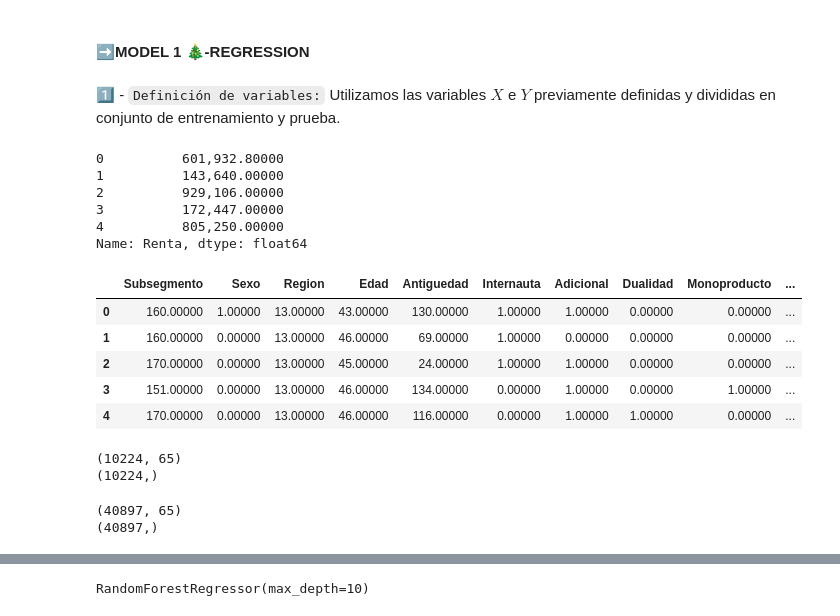
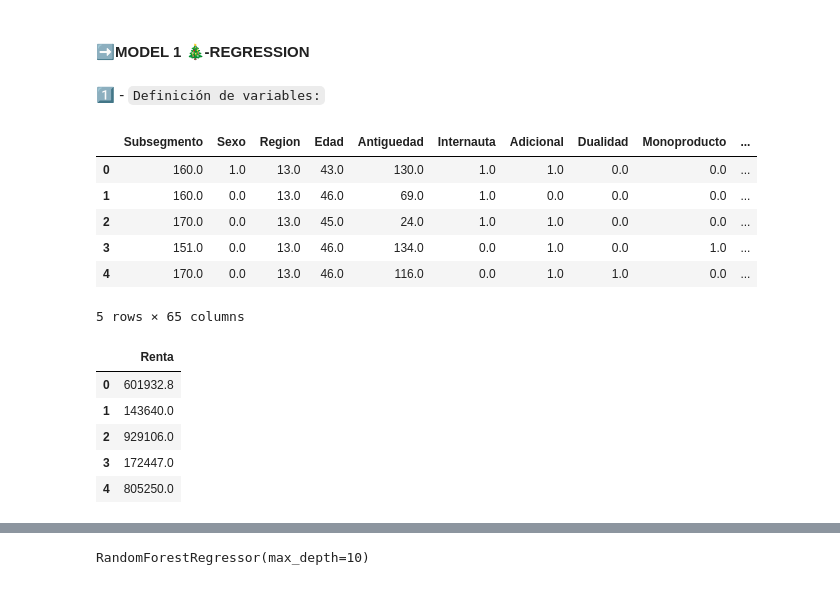
Before and after one commit to MrNoxxis/MachineLearning, a Jupyter notebook: Modelling.ipynb, the cells around one changed output, grey strips where cells are left out. Saved outputs shown, nothing was run; the diff lists cells and outputs as text; code cells hidden in the pictures.

```diff
--- a/Modelling.ipynb
+++ b/Modelling.ipynb
@@ -66,25 +37,26 @@ memory usage: 25.7 MB
 ## 🔶REG--MODELS
 # %% [markdown]
 #### ➡️MODEL 1 🎄-REGRESSION
-# %% [markdown]
-1️⃣ - `Definición de variables:` Utilizamos las variables $X$ e $Y$ previamente definidas y divididas en conjunto de entrenamiento y prueba.
+# %% [markdown]
+1️⃣ - `Definición de variables:`
+# %%
+X = pd.DataFrame(monopoly.drop(columns=['Renta']))
+X.head()
+# %% [output]
+|  | Subsegmento | Sexo | Region | Edad | Antiguedad | Internauta | Adicional | Dualidad | Monoproducto | ... |
+| 0 | 160.0 | 1.0 | 13.0 | 43.0 | 130.0 | 1.0 | 1.0 | 0.0 | 0.0 | ... |
+| 1 | 160.0 | 0.0 | 13.0 | 46.0 | 69.0 | 1.0 | 0.0 | 0.0 | 0.0 | ... |
+| 2 | 170.0 | 0.0 | 13.0 | 45.0 | 24.0 | 1.0 | 1.0 | 0.0 | 0.0 | ... |
+| 3 | 151.0 | 0.0 | 13.0 | 46.0 | 134.0 | 0.0 | 1.0 | 0.0 | 1.0 | ... |
+| 4 | 170.0 | 0.0 | 13.0 | 46.0 | 116.0 | 0.0 | 1.0 | 1.0 | 0.0 | ... |
+5 rows × 65 columns
 # %%
-Y = monopoly['Renta']
+Y = pd.DataFrame(monopoly['Renta'])
 Y.head()
 # %% [output]
-0          601,932.80000
-1          143,640.00000
-2          929,106.00000
-3          172,447.00000
-4          805,250.00000
-Name: Renta, dtype: float64
+|  | Renta |
+| 0 | 601932.8 |
+| 1 | 143640.0 |
+| 2 | 929106.0 |
+| 3 | 172447.0 |
+| 4 | 805250.0 |
-# %%
-X = monopoly.drop(columns=['Renta'])
-X.head()
-# %% [output]
-|  | Subsegmento | Sexo | Region | Edad | Antiguedad | Internauta | Adicional | Dualidad | Monoproducto | ... |
-| 0 | 160.00000 | 1.00000 | 13.00000 | 43.00000 | 130.00000 | 1.00000 | 1.00000 | 0.00000 | 0.00000 | ... |
-| 1 | 160.00000 | 0.00000 | 13.00000 | 46.00000 | 69.00000 | 1.00000 | 0.00000 | 0.00000 | 0.00000 | ... |
-| 2 | 170.00000 | 0.00000 | 13.00000 | 45.00000 | 24.00000 | 1.00000 | 1.00000 | 0.00000 | 0.00000 | ... |
-| 3 | 151.00000 | 0.00000 | 13.00000 | 46.00000 | 134.00000 | 0.00000 | 1.00000 | 0.00000 | 1.00000 | ... |
-| 4 | 170.00000 | 0.00000 | 13.00000 | 46.00000 | 116.00000 | 0.00000 | 1.00000 | 1.00000 | 0.00000 | ... |
@@ -96,17 +65,3 @@ X_train, X_test, Y_train, Y_test = train_test_split(X, Y, train_size= 0.2, rando
-# %%
-#Conjunto de entrenamiento
-print(X_train.shape)
-print(Y_train.shape)
-# %% [output]
-(10224, 65)
-(10224,)
-# %%
-#Conjunto de prueba
-print(X_test.shape)
-print(Y_test.shape)
-# %% [output]
-(40897, 65)
-(40897,)
 # %%
 from sklearn.metrics import mean_squared_error, mean_absolute_error, r2_score
 from statsmodels.tools.eval_measures import rmse
```
Also changed, not shown: parts of 91 cells of this notebook.
